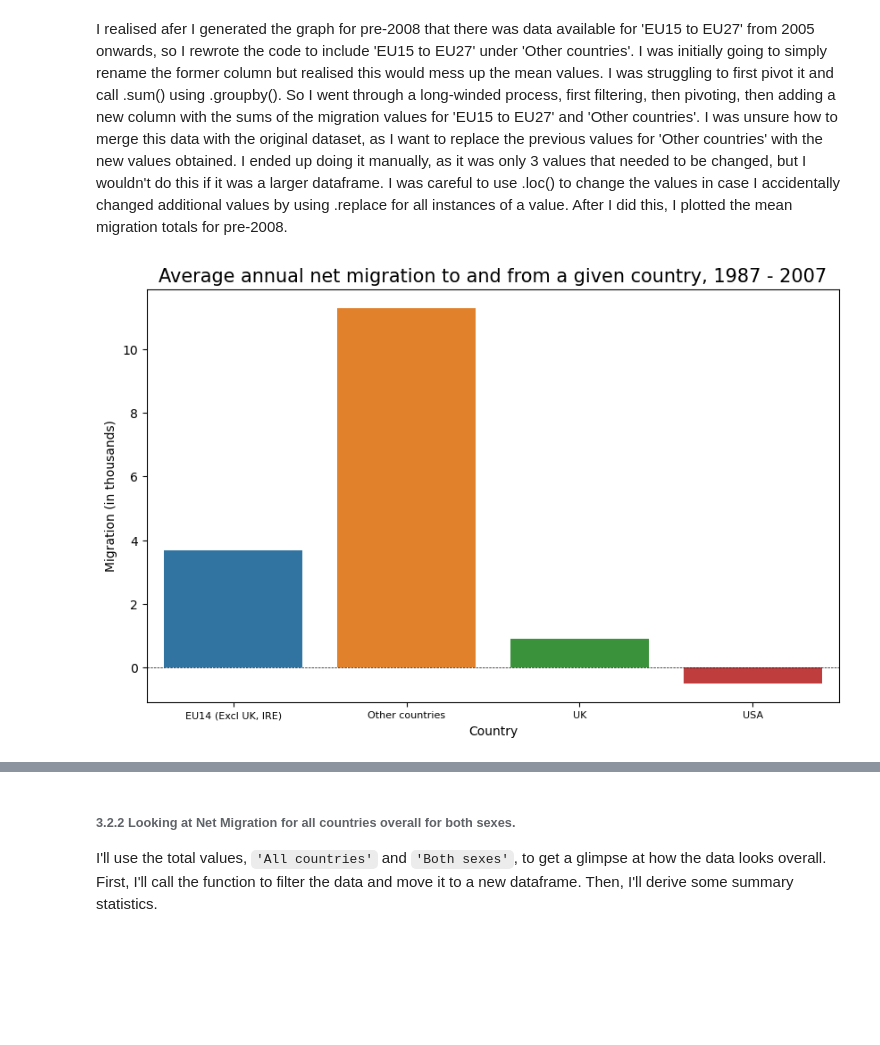
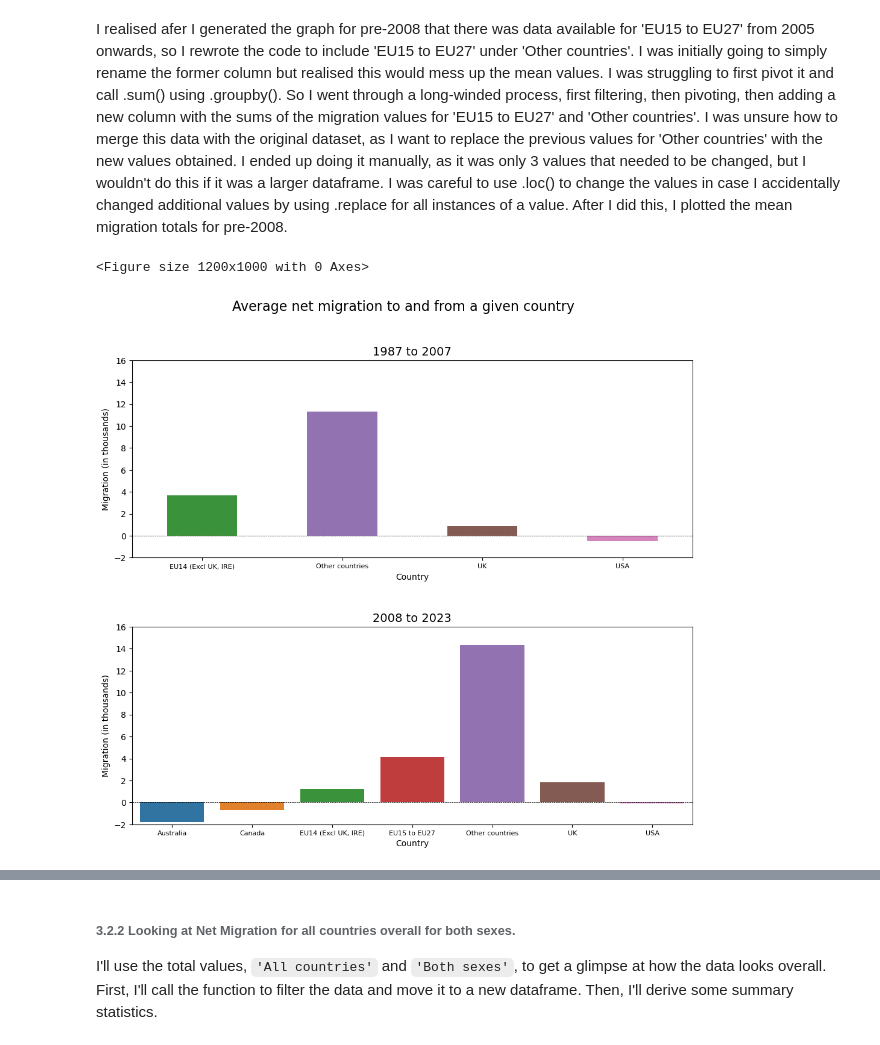
Before and after one commit to EmmaMcC1802/CA1, a Jupyter notebook: CA1_worksheet.ipynb, the cells around one changed output, grey strips where cells are left out. Drawn from its saved outputs; the diff is of its cells as text; code cells hidden in the pictures; blank space fills up the shorter version.

```diff
--- a/CA1_worksheet.ipynb
+++ b/CA1_worksheet.ipynb
@@ -653,6 +654,9 @@ def filter_migration(dataframe, sex_to_filter, migration_type_to_filter, countri
     specific_countries = dataframe["country"].isin(countries_to_filter)
     filtered_data = (dataframe[specific_sex & specific_migration_type & specific_countries])
     return filtered_data
+
+# defining this variable as well for ease of calling the function for all individual countries:
+individual_countries = ['UK', 'USA', 'Canada', 'Australia', 'Other countries', 'EU14 (Excl UK, IRE)', 'EU15 to EU27']
 # %% [markdown]
 <summary style="color:blue;">
 
@@ -668,7 +672,7 @@ First, I will test my function, and save it to a variable `net_migration_both_se
 
 net_migration_both_sexes = filter_migration(pop_data, sex_to_filter=["Both sexes"],
                                             migration_type_to_filter=["Net migration"],
-                                            countries_to_filter = ['UK','USA','Canada','Australia','Other countries','EU14 (Excl UK, IRE)','EU15 to EU27'])
+                                            countries_to_filter = individual_countries)
 
 #net_migration_both_sexes.head()
 #net_migration_both_sexes.info()
@@ -744,13 +749,42 @@ net_migration_both_sexes_to_2007=net_migration_both_sexes_to_2007.dropna()
 # %%
 mean_migration_by_country_to_2007 = net_migration_both_sexes_to_2007.groupby('country')['total_migration'].mean().reset_index()
 
-plt.figure(figsize=(10, 6))      # approx 3:2 graphical ratio
-sns.barplot(x='country', y='total_migration', data=mean_migration_by_country_to_2007)
+net_migration_both_sexes_from_2008 = net_migration_both_sexes[net_migration_both_sexes['year'] >= 2008]
+net_migration_both_sexes_from_2008 = net_migration_both_sexes_from_2008.groupby('country')['total_migration'].mean().reset_index()
+
+
+plt.figure(figsize=(12, 10))
+
+#going to define a colour map now so that the colours for countries are constant for all visualisations
+
+color_mapping = {'UK': sns.color_palette("tab10")[5],'EU14 (Excl UK, IRE)':sns.color_palette("tab10")[2],'USA':sns.color_palette("tab10")[6],'Other countries':sns.color_palette("tab10")[4]}
+
+plt.figure(figsize=(12, 10))
+plt.suptitle('Average net migration to and from a given country', fontsize=16)
+
+# Subplot 1
+plt.subplot(2, 1, 1)
+sns.barplot(x='country', y='total_migration', data=mean_migration_by_country_to_2007, palette=color_mapping, width=.5)
 plt.xlabel('Country')
 plt.ylabel('Migration (in thousands)')
-plt.title('Average annual net migration to and from a given country, 1987 - 2007', fontsize=15)
-plt.xticks(fontsize=8)      # the labels overlap so I have to make the font smaller
-plt.axhline(y=0, color='k', label='y=0', linestyle = '--', linewidth = 0.5)      # horizontal line noting where the axis is
+plt.title('1987 to 2007', fontsize=14)
+plt.xticks(fontsize=8)
+plt.ylim(-2, 16) # to keep them on the same scale
+plt.axhline(y=0, color='k', label='y=0', linestyle = '--', linewidth = 0.5)
+
+
+# Subplot 2
+plt.subplot(2, 1, 2)
+sns.barplot(x='country', y='total_migration', data=net_migration_both_sexes_from_2008)
+plt.xlabel('Country')
+plt.ylabel('Migration (in thousands)')
+plt.title('2008 to 2023', fontsize=14)
+plt.xticks(fontsize=8)
+plt.ylim(-2, 16) # to keep them on the same scale
+plt.axhline(y=0, color='k', label='y=0', linestyle = '--', linewidth = 0.5)
+
+plt.subplots_adjust(hspace=0.35)
 plt.show()
 # %% [output]
+<Figure size 1200x1000 with 0 Axes>
-[figure, old version]
+[figure, new version]
```
Also changed, not shown: parts of 5 cells of this notebook, 1 other file.
